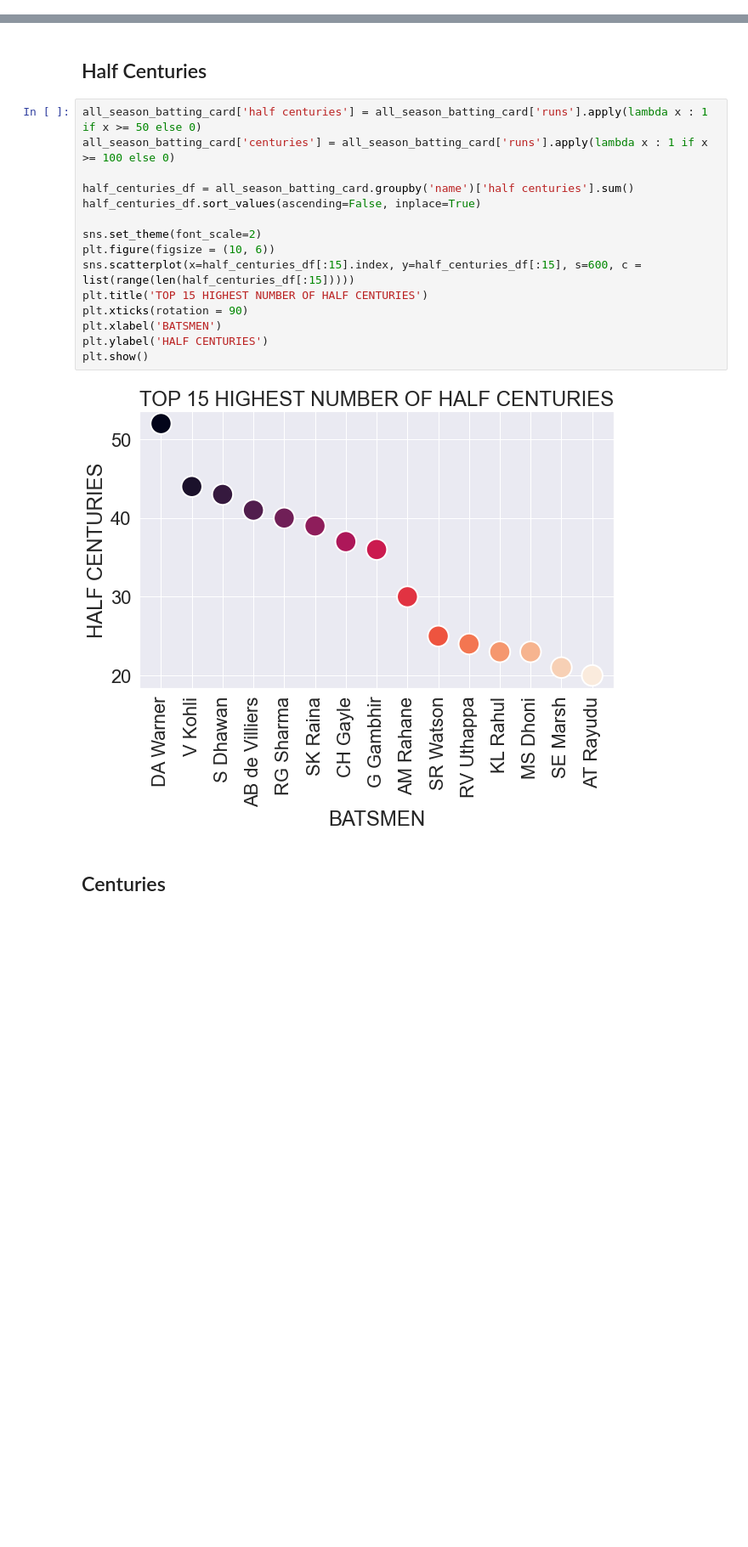
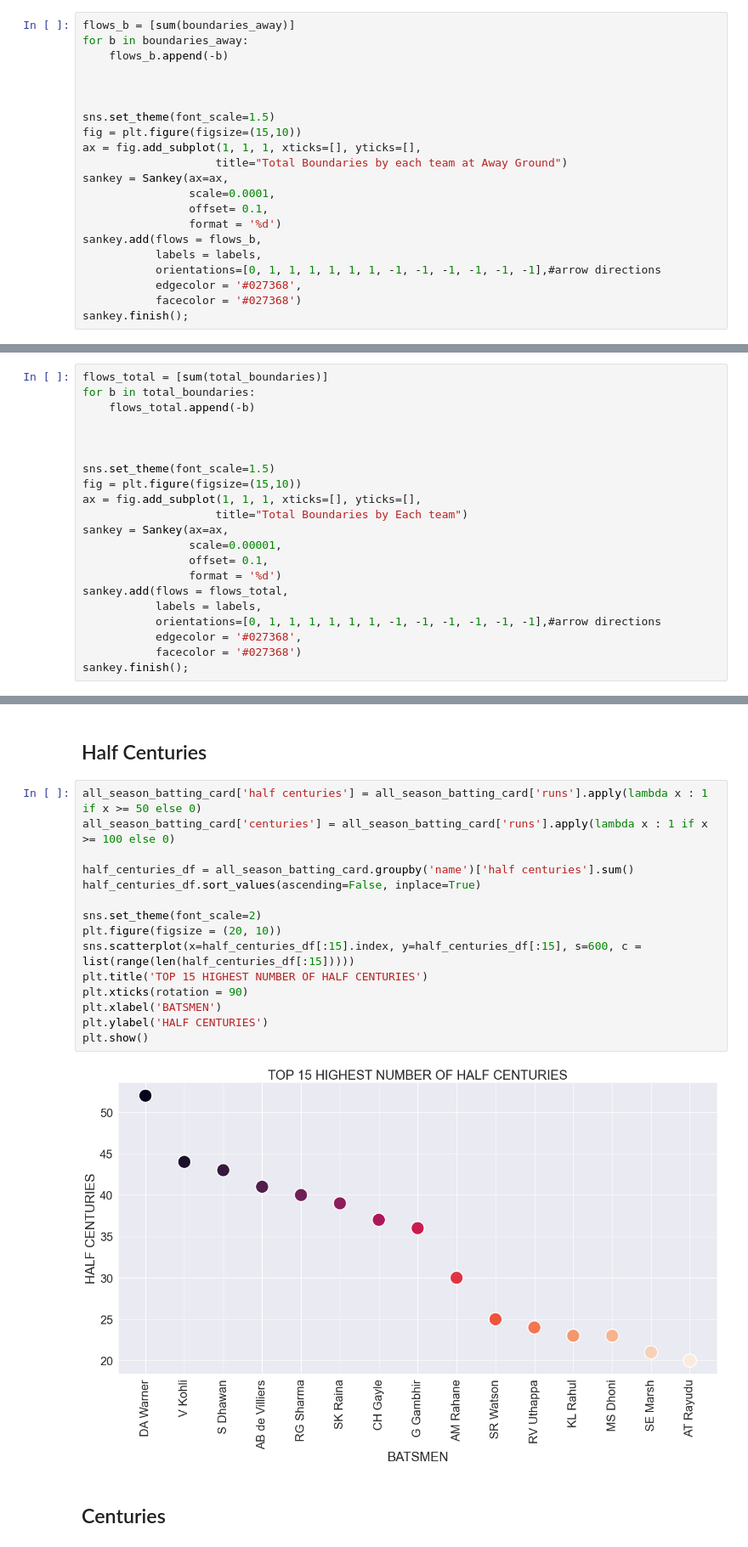
Before and after one commit to umesh-gattem/IPL-D-VIZ, a Jupyter notebook: project/notebook_files/Data_visualization_project_murtaza.ipynb, the cells around one changed output, grey strips where cells are left out. Shown at 85% size. Cells and saved outputs as stored; diff of their text form; blank space fills up the shorter version.

Commit message:
Added project notebook files, data files and image files

```diff
--- a/project/notebook_files/Data_visualization_project_murtaza.ipynb
+++ b/project/notebook_files/Data_visualization_project_murtaza.ipynb
@@ -244,0 +319,21 @@ NameError: name 'top_10_boundaries' is not defined
+# %%
+flows_b = [sum(boundaries_away)]
+for b in boundaries_away:
+    flows_b.append(-b)
+
+
+
+sns.set_theme(font_scale=1.5)
+fig = plt.figure(figsize=(15,10))
+ax = fig.add_subplot(1, 1, 1, xticks=[], yticks=[],
+                    title="Total Boundaries by each team at Away Ground")
+sankey = Sankey(ax=ax,
+                scale=0.0001,
+                offset= 0.1,
+                format = '%d')
+sankey.add(flows = flows_b,
+           labels = labels,
+           orientations=[0, 1, 1, 1, 1, 1, 1, -1, -1, -1, -1, -1, -1],#arrow directions
+           edgecolor = '#027368',
+           facecolor = '#027368')
+sankey.finish();
@@ -244,0 +351,21 @@ NameError: name 'top_10_boundaries' is not defined
+# %%
+flows_total = [sum(total_boundaries)]
+for b in total_boundaries:
+    flows_total.append(-b)
+
+
+
+sns.set_theme(font_scale=1.5)
+fig = plt.figure(figsize=(15,10))
+ax = fig.add_subplot(1, 1, 1, xticks=[], yticks=[],
+                    title="Total Boundaries by Each team")
+sankey = Sankey(ax=ax,
+                scale=0.00001,
+                offset= 0.1,
+                format = '%d')
+sankey.add(flows = flows_total,
+           labels = labels,
+           orientations=[0, 1, 1, 1, 1, 1, 1, -1, -1, -1, -1, -1, -1],#arrow directions
+           edgecolor = '#027368',
+           facecolor = '#027368')
+sankey.finish();
@@ -537,20 +727,20 @@ sankey.finish();
 # %%
 all_season_batting_card['half centuries'] = all_season_batting_card['runs'].apply(lambda x : 1 if x >= 50 else 0)
 all_season_batting_card['centuries'] = all_season_batting_card['runs'].apply(lambda x : 1 if x >= 100 else 0)
 
 half_centuries_df = all_season_batting_card.groupby('name')['half centuries'].sum()
 half_centuries_df.sort_values(ascending=False, inplace=True)
 
 sns.set_theme(font_scale=2)
-plt.figure(figsize = (10, 6))
+plt.figure(figsize = (20, 10))
 sns.scatterplot(x=half_centuries_df[:15].index, y=half_centuries_df[:15], s=600, c = list(range(len(half_centuries_df[:15]))))
 plt.title('TOP 15 HIGHEST NUMBER OF HALF CENTURIES')
 plt.xticks(rotation = 90)
 plt.xlabel('BATSMEN')
 plt.ylabel('HALF CENTURIES')
 plt.show()
 # %% [output]
-[figure, old version]
+[figure, new version]
 # %% [markdown]
 ## Centuries
 # %%
```
Also changed, not shown: parts of 32 cells of this notebook.
